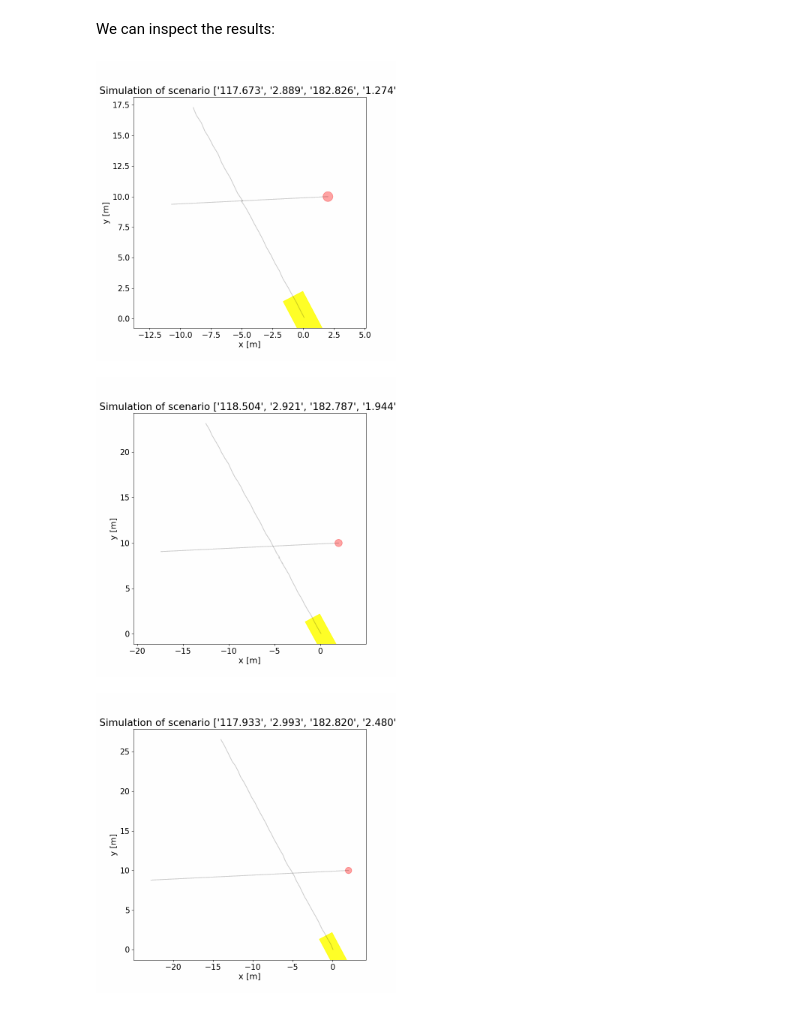
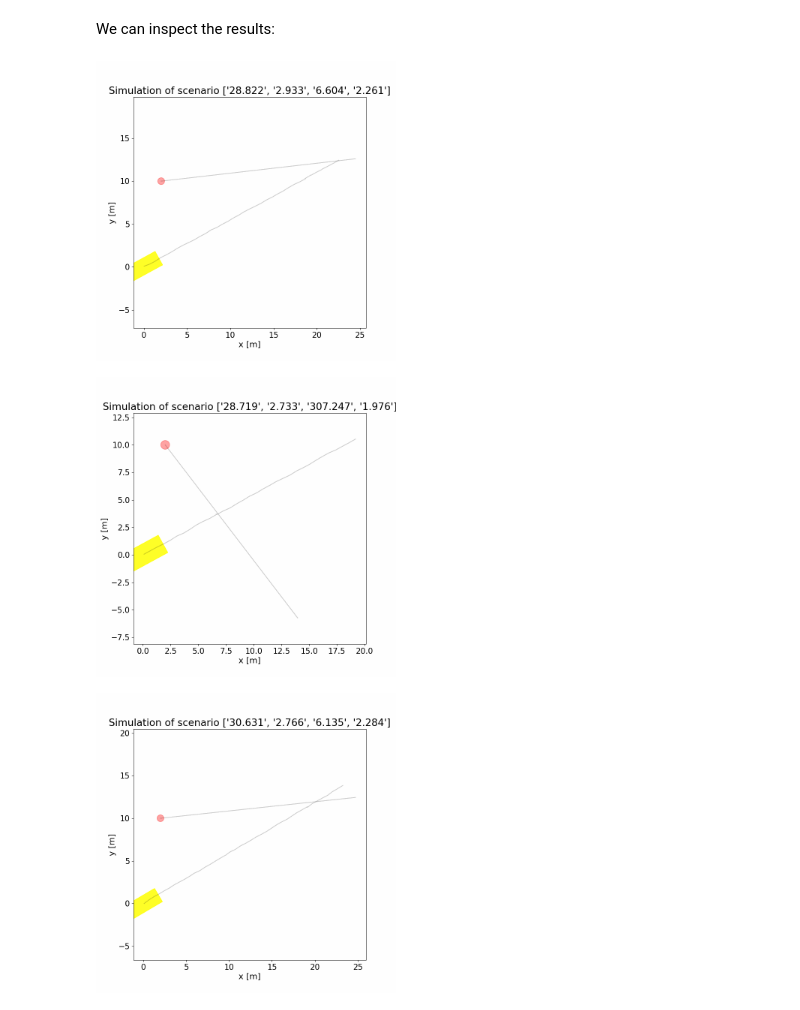
Before and after one commit to Leviathan321/opensbt-core, a Jupyter notebook: doc/jupyter/03_Defining_Fitness_Function.ipynb, the cells around one changed output. Drawn from its saved outputs; the diff is of its cells as text; code cells hidden in the pictures.

```diff
--- a/doc/jupyter/03_Defining_Fitness_Function.ipynb
+++ b/doc/jupyter/03_Defining_Fitness_Function.ipynb
@@ -152,22 +153,25 @@ n_gen  |  n_eval  | n_nds  |      eps      |   indicator
 We can inspect the results:
 # %%
 import pandas as pd
+from pathlib import Path
 import os
-exp_folders = os.listdir(os.getcwd() + "/results/DummySimulatorProblem/NSGA2/")
-results_path = os.getcwd() + f"/results/DummySimulatorProblem/NSGA2/{exp_folders[0]}"
+
+exp_folder = os.getcwd() + f"/results/DummySimulatorProblem/NSGA2/"
+paths = sorted(Path(exp_folder).iterdir(), key=os.path.getmtime)
+results_path = str(paths[-1])
 
 from IPython.display import Image
 import os
 n = 4 # show max n images
 folder_gifs = results_path + os.sep + "gif"
 i = 0
 for f in os.listdir(folder_gifs):
     fpath = folder_gifs + os.sep + f
     if os.path.isfile(fpath) and i < n:
       img = Image(open(fpath,'rb').read(), width=300, height=300)
       display(img)
       i = i+1
 # %% [output]
-[figure, old version]
+[figure, new version]
-[figure, old version]
+[figure, new version]
-[figure, old version]
+[figure, new version]
```
Also changed, not shown: parts of 3 cells of this notebook, 2 other files.
